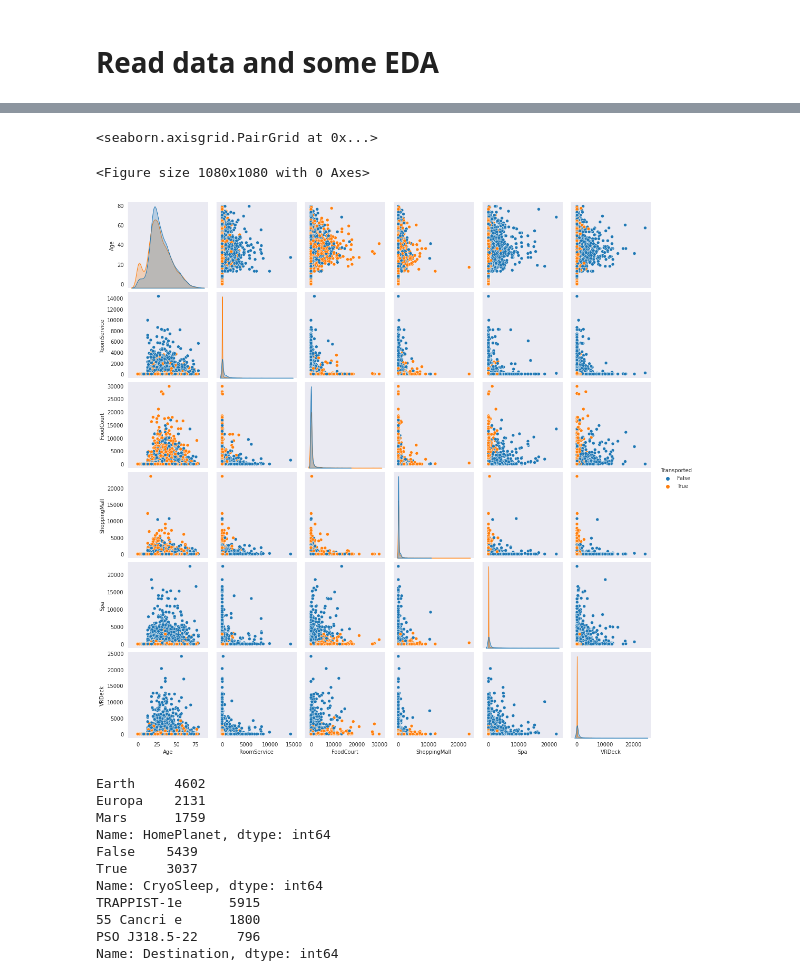
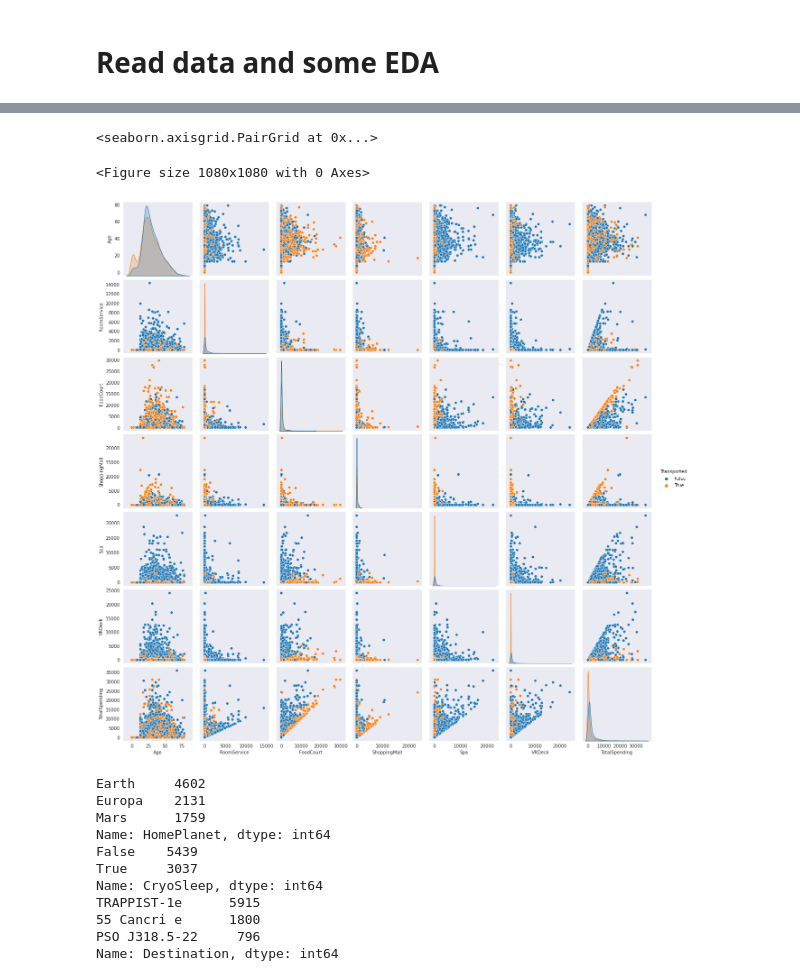
Before and after one commit to mhadjiantonis/SpaceshipTitanic, a Jupyter notebook: spaceship-titanic.ipynb, the cells around one changed output, grey strips where cells are left out. Cells and saved outputs as stored; diff of their text form; code cells hidden in the pictures.

```diff
--- a/spaceship-titanic.ipynb
+++ b/spaceship-titanic.ipynb
@@ -19,6 +19,8 @@ sns.set_style('dark')
 # read data in a Pandas DataFrame
 def get_data(path):
     df = pd.read_csv(path)
+    # Calculate total spending
+    df['TotalSpending'] = df[['RoomService', 'FoodCourt', 'ShoppingMall', 'Spa', 'VRDeck']].apply('sum', axis='columns')
     # Extract useful features from cabin number
     df['Deck'] = df['Cabin'].str[0]
     df['Side'] = df['Cabin'].str[-1]
@@ -94,11 +96,11 @@ titanic_df.describe()
 # %%
-numerical_columns = ['Age', 'RoomService', 'FoodCourt', 'ShoppingMall', 'Spa', 'VRDeck']
+numerical_columns = ['Age', 'RoomService', 'FoodCourt', 'ShoppingMall', 'Spa', 'VRDeck', 'TotalSpending']
 plt.figure(figsize=(15,15))
 sns.pairplot(data=titanic_df[numerical_columns + ['Transported']], hue='Transported')
 # %% [output]
 <seaborn.axisgrid.PairGrid at 0x...>
 <Figure size 1080x1080 with 0 Axes>
-[figure, old version]
+[figure, new version]
 # %%
 categorical_columns = ['HomePlanet', 'CryoSleep', 'Destination', 'VIP', 'Deck', 'Side', 'PeopleInGroup', 'WithFamily']#, 'AgeGroup']
 for col in categorical_columns:
```
Also changed, not shown: parts of 30 cells of this notebook.
